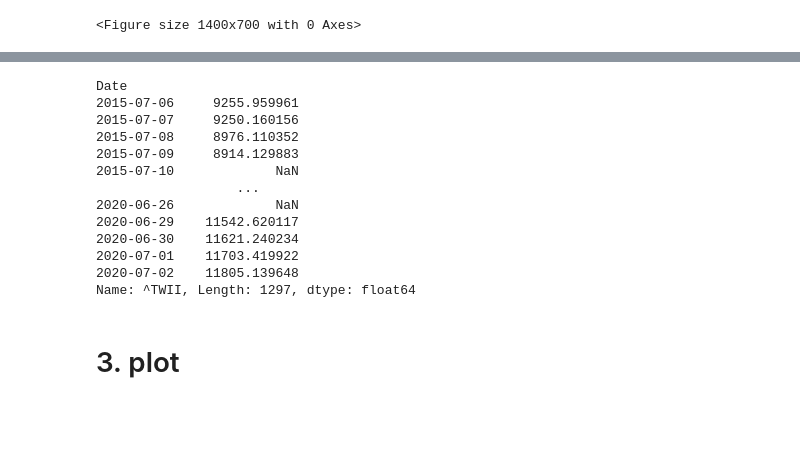
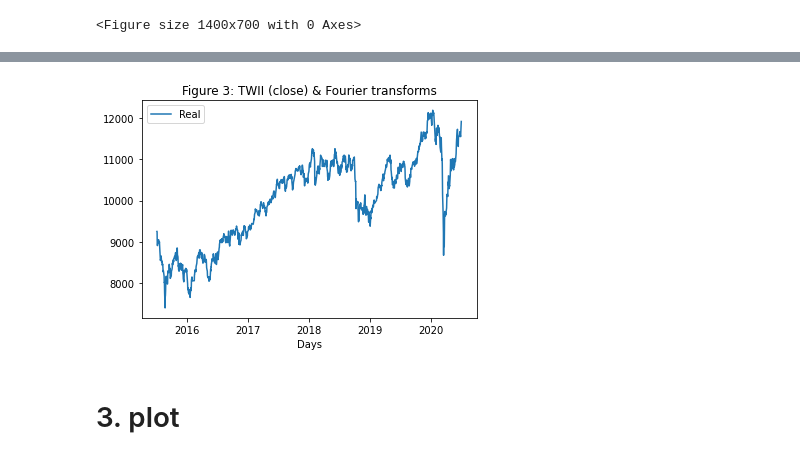
Before and after one commit to tewei0328/teach-TS, a Jupyter notebook: TS_datareader_Fourier_markup.ipynb, the cells around one changed output, grey strips where cells are left out. Cells and saved outputs as stored; diff of their text form; code cells hidden in the pictures; blank space fills up the shorter version.

```diff
--- a/TS_datareader_Fourier_markup.ipynb
+++ b/TS_datareader_Fourier_markup.ipynb
@@ -126,16 +145,0 @@ array([nan+nanj, nan+nanj, nan+nanj, ..., nan+nanj, nan+nanj, nan+nanj])
-# %%
-df['^TWII']
-# %% [output]
-Date
-2015-07-06     9255.959961
-2015-07-07     9250.160156
-2015-07-08     8976.110352
-2015-07-09     8914.129883
-2015-07-10             NaN
-                  ...
-2020-06-26             NaN
-2020-06-29    11542.620117
-2020-06-30    11621.240234
-2020-07-01    11703.419922
-2020-07-02    11805.139648
-Name: ^TWII, Length: 1297, dtype: float64
@@ -144,3 +146,12 @@ df['^TWII'].tolist()
+# %%
+plt.plot(data_FT,  label='Real')
+plt.xlabel('Days')
+plt.ylabel('')
+plt.title('Figure 3: TWII (close) & Fourier transforms')
+plt.legend()
+plt.show()
+# %% [output]
+[figure, added]
 # %% [markdown]
 # 3. plot
 # %%
```
Also changed, not shown: parts of 9 cells of this notebook.
